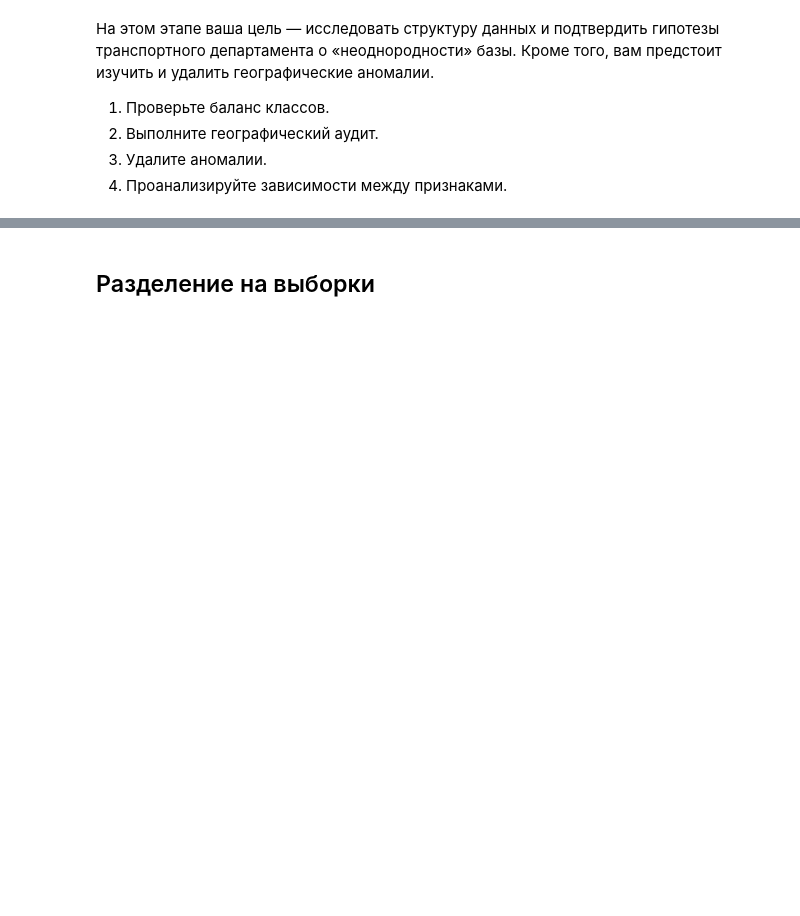
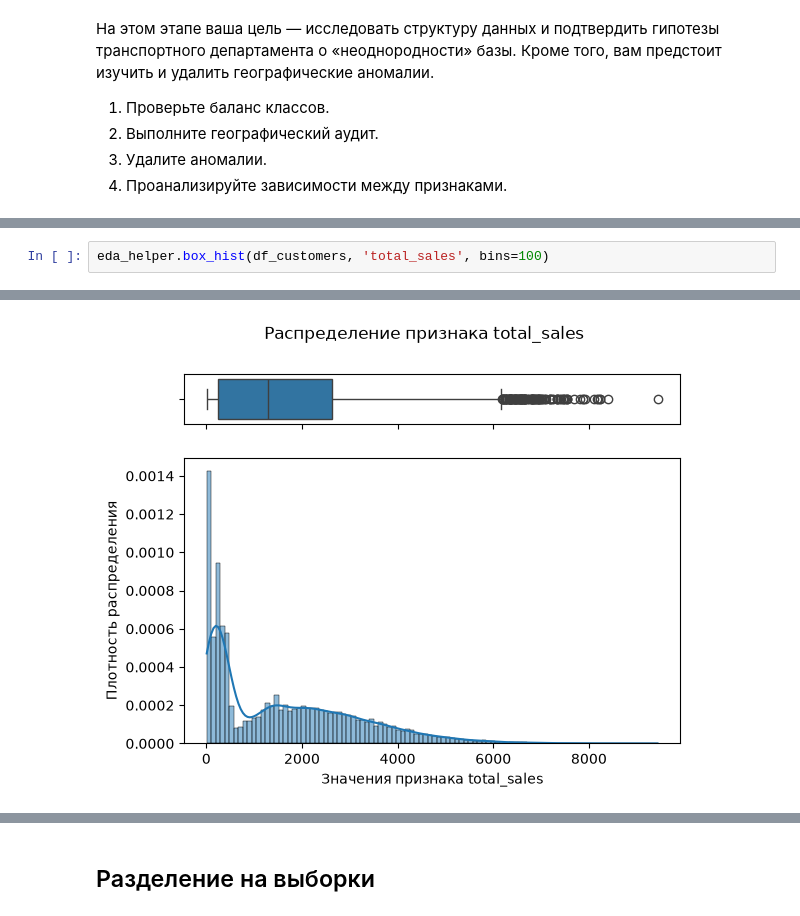
Before and after one commit to nikolai/practicum-delivery-cancel-classif, a Jupyter notebook: delivery_cancel_prediction.ipynb, the cells around one changed output, grey strips where cells are left out. Saved outputs shown, nothing was run; the diff lists cells and outputs as text; blank space fills up the shorter version.

```diff
--- a/delivery_cancel_prediction.ipynb
+++ b/delivery_cancel_prediction.ipynb
@@ -1206,0 +1368,3 @@ df_orders.drop('order_date', axis=1, inplace=True)
+# %%
+eda_helper.box_hist(df_customers, 'total_sales', bins=100)
+# %% [output]
@@ -1206,0 +1373 @@ df_orders.drop('order_date', axis=1, inplace=True)
+[figure, added]
```
Also changed, not shown: parts of 134 cells of this notebook.
